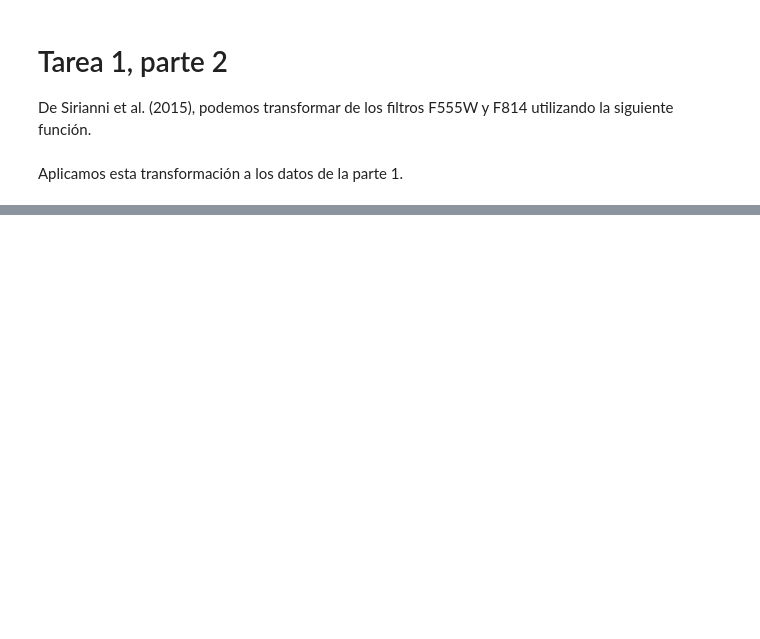
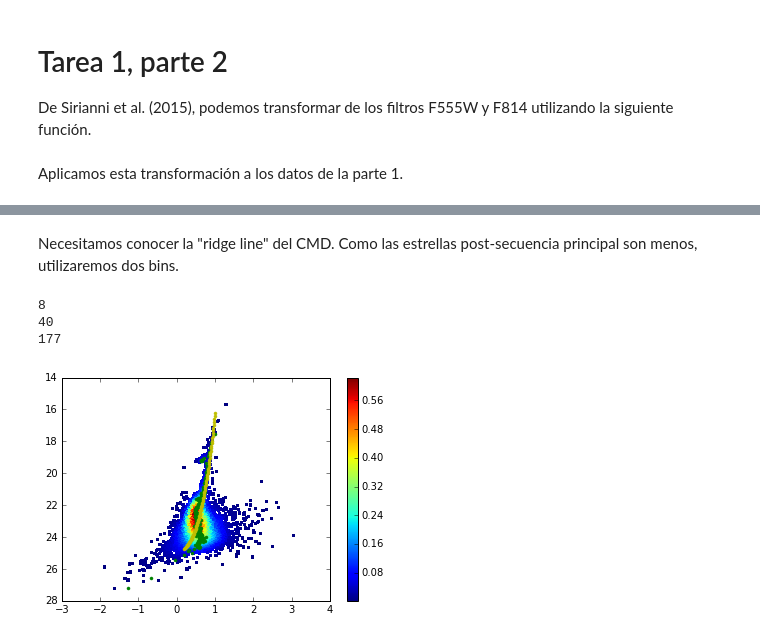
Before and after one commit to cjsantander/AST0421, a Jupyter notebook: Tarea2_Parte2/Tarea1_Parte2.ipynb, the cells around one changed output, grey strips where cells are left out. Drawn from its saved outputs; the diff is of its cells as text; code cells hidden in the pictures; blank space fills up the shorter version.

```diff
--- a/Tarea2_Parte2/Tarea1_Parte2.ipynb
+++ b/Tarea2_Parte2/Tarea1_Parte2.ipynb
@@ -116,0 +135,55 @@ plt.show()
+# %% [markdown]
+Necesitamos conocer la "ridge line" del CMD. Como las estrellas post-secuencia principal son menos, utilizaremos dos bins.
+# %%
+from scipy.interpolate import UnivariateSpline
+from scipy import stats
+
+bin_ms = 40
+bin_pms = 8
+
+x_fits = []
+y_fits = []
+
+# Ordenamos las estrellas para poder dividir en bins.
+xy = list(zip(y, x))
+xy.sort()
+y, x = zip(*xy)
+xy = np.vstack([x,y])
+z = gaussian_kde(xy)(xy)
+temp_x = list(x)
+temp_y = list(y)
+
+
+for bin_id in [bin_pms, bin_ms]:
+    print(bin_id)
+    for num in range(0, len(temp_x), bin_id):
+        if temp_y[num] < 21.8 or bin_id == bin_ms:
+            x_fits.append(np.median(temp_x[num: num+bin_id]))
+            y_max = np.max(temp_y[num: num+bin_id])
+            y_min = np.max(temp_y[num: num+bin_id])
+            y_fits.append((y_max+y_min)/2)
+        else:
+            del temp_x[0: del_ind]
+            del temp_y[0: del_ind]
+            break
+        del_ind = num
+
+print(len(x_fits))
+
+spl = UnivariateSpline(x_fits, y_fits, s = 5e8, k=5)
+xs = np.linspace(0.2, 1, 100)
+fig, ax = plt.subplots()
+im = ax.scatter(x, y, c=z, s=10, marker='s', edgecolor='')
+axes = plt.gca()
+fig.colorbar(im)
+axes.invert_yaxis()
+
+plt.plot(x_fits, y_fits, 'g.')
+plt.plot(xs, spl(xs), 'y.')
+
+plt.show()
+# %% [output]
+8
+40
+177
+[figure, added]
```
Also changed, not shown: parts of 3 cells of this notebook.
